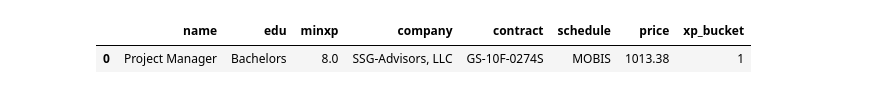
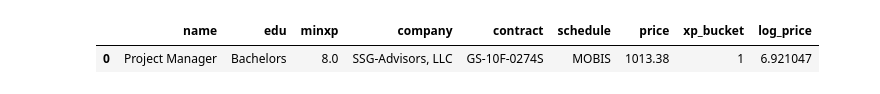
Before and after one commit to 18F/calc-analysis, a Jupyter notebook: contract-analysis/anomaly-detection.ipynb, the cells around one changed output. Saved outputs shown, nothing was run; the diff lists cells and outputs as text; code cells hidden in the pictures.

```diff
--- a/contract-analysis/anomaly-detection.ipynb
+++ b/contract-analysis/anomaly-detection.ipynb
@@ -94,0 +116,4 @@ def filtr(rows=hourly_prices, edu=None, xp_bucket=None, minxp=None, schedule=Non
+# %%
+hourly_prices['log_price'] = np.log(hourly_prices.price)
+
+sns.distplot(hourly_prices.log_price, kde=False)
@@ -126,0 +160,7 @@ edu_xp_aggs
+# %%
+def gaussian_prob(value, std, mean):
+    return (1 / ((np.sqrt(2 * np.pi)) * std)) * np.exp(-np.square(value - mean) / (2 * np.square(std)))
+
+def plot_gaussian(std, mean, start=-1, stop=1, step=0.1):
+    x = np.arange(start, stop + step, step)
+    return plt.plot(x, gaussian_prob(x, std, mean))
@@ -127,12 +178,11 @@ edu_xp_aggs
 # %%
-def gaussian(values, stds, means):
-    return (1 / ((np.sqrt(2 * np.pi)) * stds)) * np.exp(-np.square(values - means) / (2 * np.square(stds)))
-
 def probabilities():
     merged = hourly_prices.merge(edu_xp_aggs, left_on=['edu', 'xp_bucket'], right_index=True, how='left')
-    return gaussian(hourly_prices.price, merged['std'], merged['mean'])
+    return gaussian_prob(hourly_prices.log_price, merged['std'], merged['mean'])
-# %%
-hourly_prices[probabilities() < 0.00001][:1]
-# %% [output]
-|  | name | edu | minxp | company | contract | schedule | price | xp_bucket |
-| 0 | Project Manager | Bachelors | 8.0 | SSG-Advisors, LLC | GS-10F-0274S | MOBIS | 1013.38 | 1 |
+# %%
+epsilon = 0.01
+
+hourly_prices[probabilities() < epsilon][:1]
+# %% [output]
+|  | name | edu | minxp | company | contract | schedule | price | xp_bucket | log_price |
+| 0 | Project Manager | Bachelors | 8.0 | SSG-Advisors, LLC | GS-10F-0274S | MOBIS | 1013.38 | 1 | 6.921047 |
```
Also changed, not shown: parts of 25 cells of this notebook.
